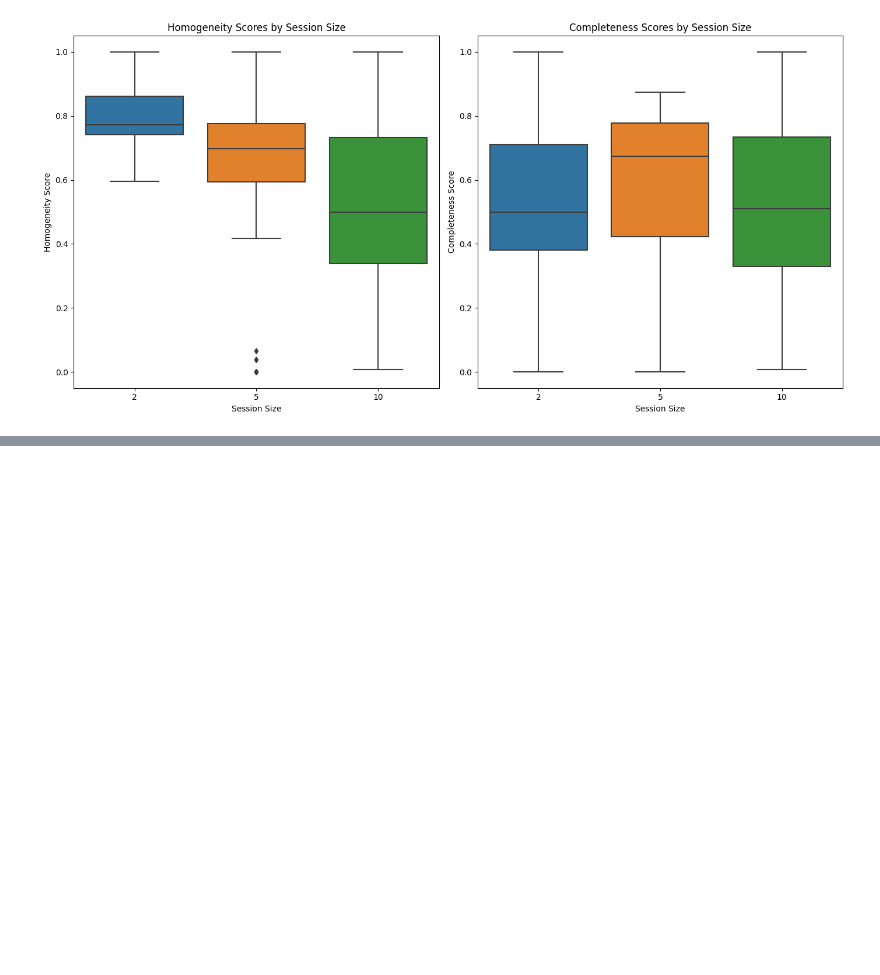
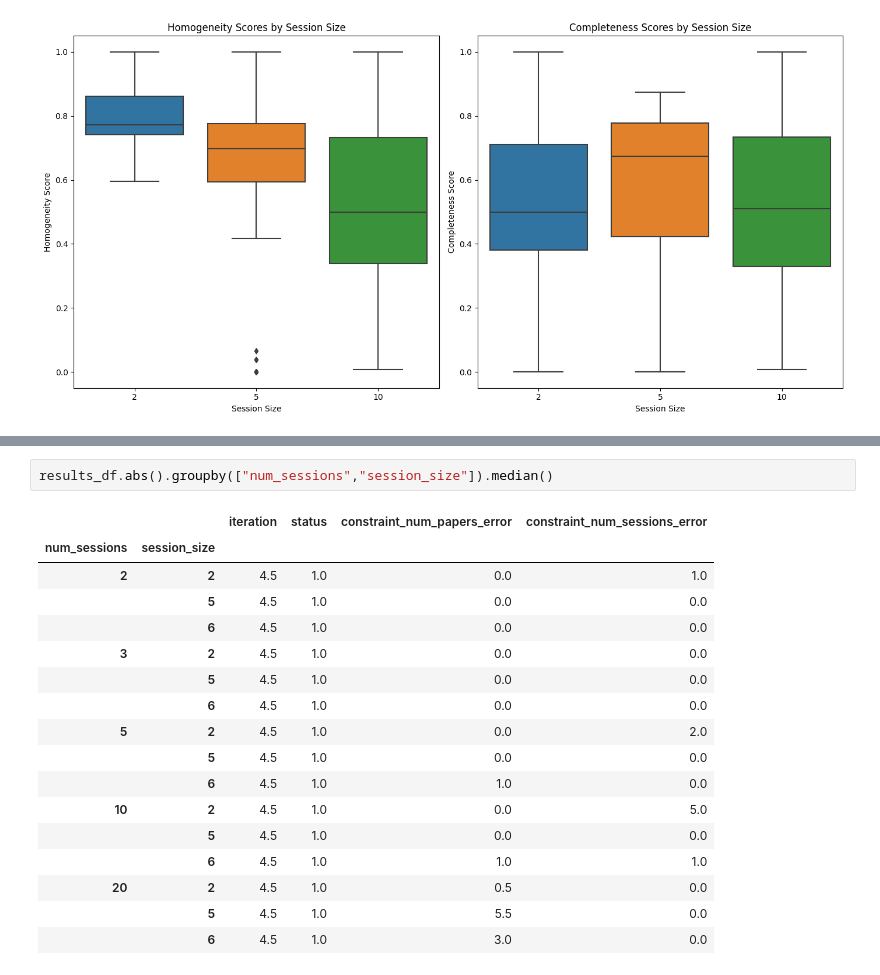
Before and after one commit to deddyjobson/llms-for-scheduling, a Jupyter notebook: 10_09_once_again.ipynb, the cells around one changed output, grey strips where cells are left out. Saved outputs shown, nothing was run; the diff lists cells and outputs as text; blank space fills up the shorter version.

```diff
--- a/10_09_once_again.ipynb
+++ b/10_09_once_again.ipynb
@@ -649,0 +713,20 @@ df_error_rates = pd.DataFrame(data)#, columns=columns)
+# %%
+results_df.abs().groupby(["num_sessions","session_size"]).median()
+# %% [output]
+|  |  | iteration | status | constraint_num_papers_error | constraint_num_sessions_error |
+| num_sessions | session_size |  |  |  |  |
+| 2 | 2 | 4.5 | 1.0 | 0.0 | 1.0 |
+|  | 5 | 4.5 | 1.0 | 0.0 | 0.0 |
+|  | 6 | 4.5 | 1.0 | 0.0 | 0.0 |
+| 3 | 2 | 4.5 | 1.0 | 0.0 | 0.0 |
+|  | 5 | 4.5 | 1.0 | 0.0 | 0.0 |
+|  | 6 | 4.5 | 1.0 | 0.0 | 0.0 |
+| 5 | 2 | 4.5 | 1.0 | 0.0 | 2.0 |
+|  | 5 | 4.5 | 1.0 | 0.0 | 0.0 |
+|  | 6 | 4.5 | 1.0 | 1.0 | 0.0 |
+| 10 | 2 | 4.5 | 1.0 | 0.0 | 5.0 |
+|  | 5 | 4.5 | 1.0 | 0.0 | 0.0 |
+|  | 6 | 4.5 | 1.0 | 1.0 | 1.0 |
+| 20 | 2 | 4.5 | 1.0 | 0.5 | 0.0 |
+|  | 5 | 4.5 | 1.0 | 5.5 | 0.0 |
+|  | 6 | 4.5 | 1.0 | 3.0 | 0.0 |
```
Also changed, not shown: parts of 6 cells of this notebook, 1 other file.
